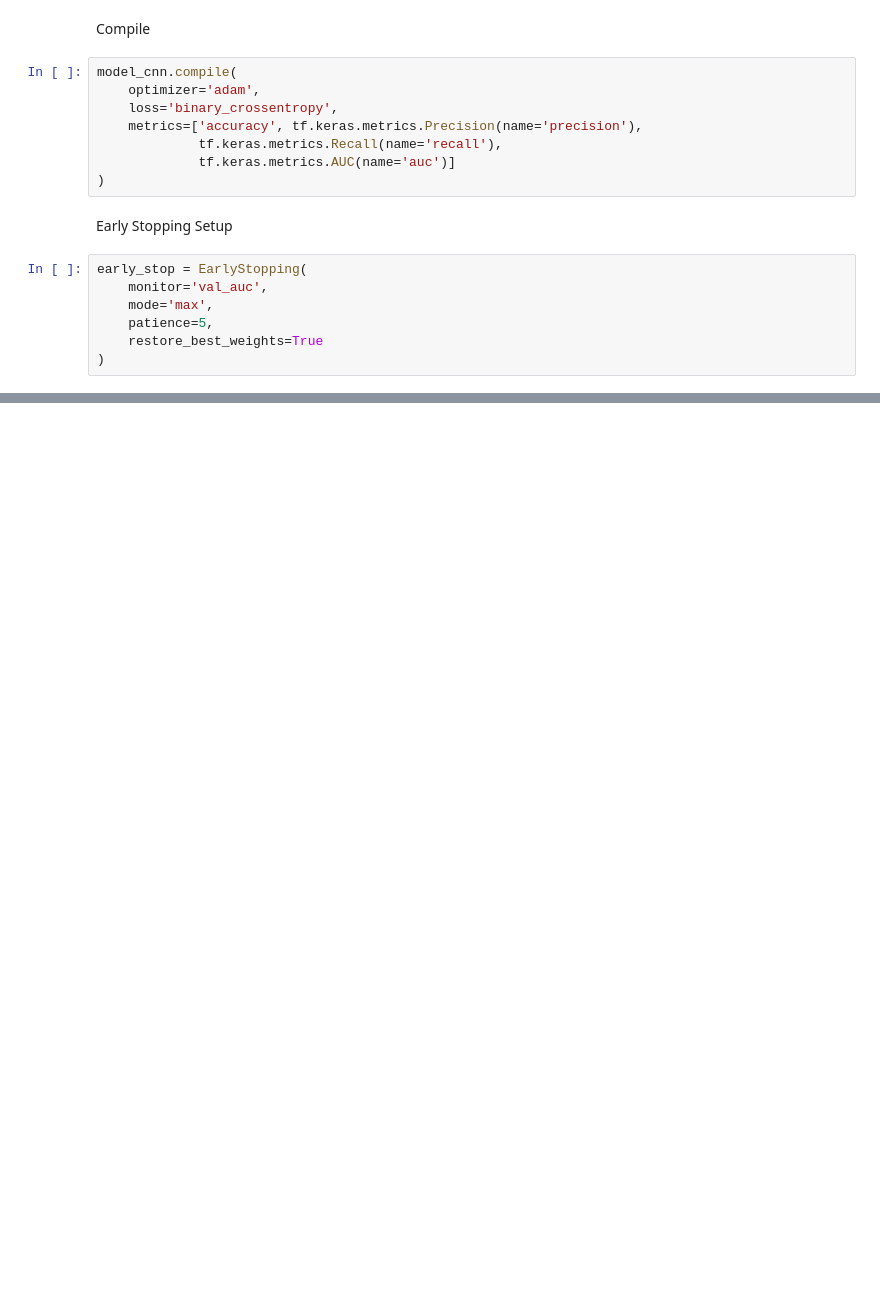
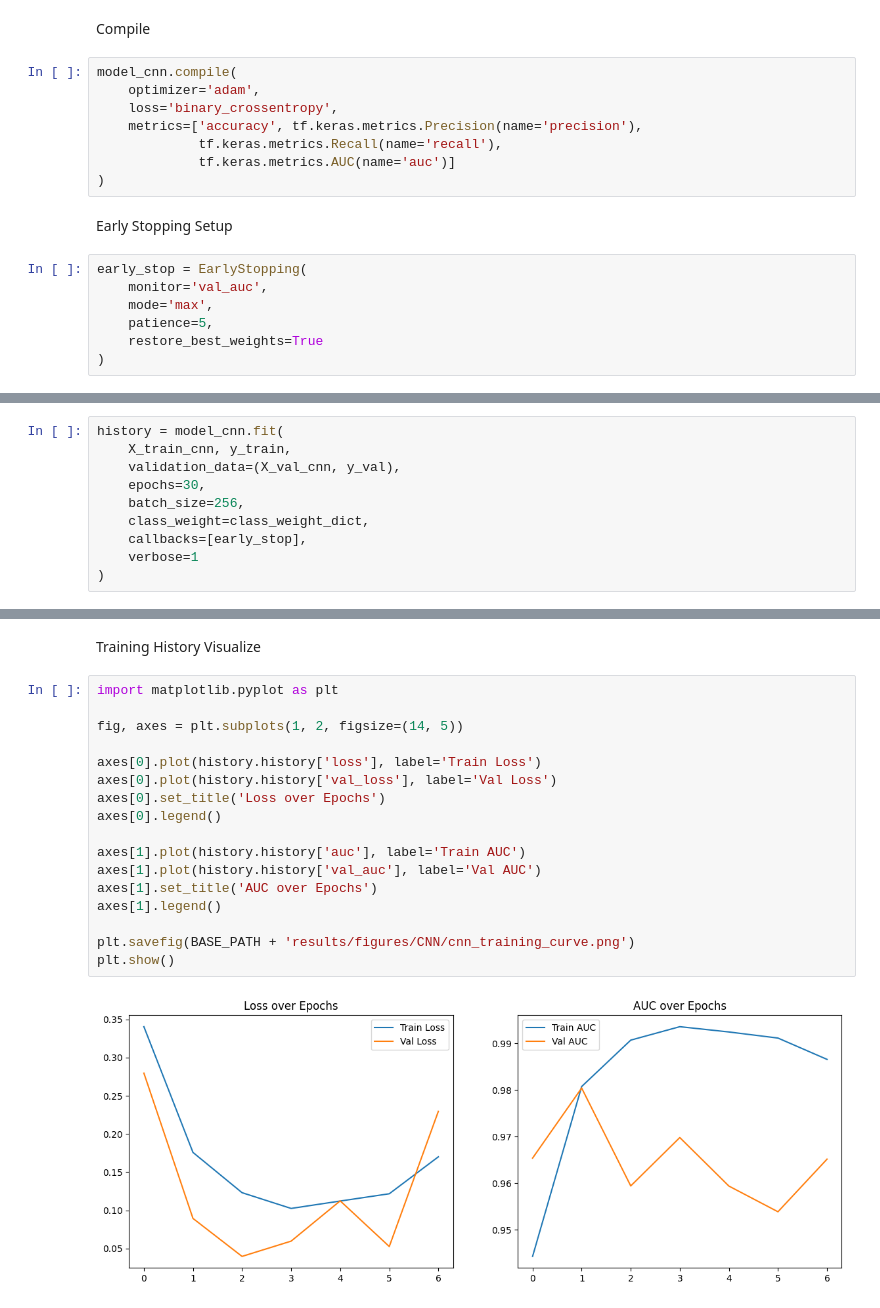
Before and after one commit to SarVibe/SE4050_Deep-Learning_Assignment, a Jupyter notebook: notebooks/CNN/cnn_model.ipynb, the cells around one changed output, grey strips where cells are left out. Drawn from its saved outputs; the diff is of its cells as text; blank space fills up the shorter version.

Commit message:
feat(cnn): implement 1D-CNN training, evaluation, and model saving

```diff
--- a/notebooks/CNN/cnn_model.ipynb
+++ b/notebooks/CNN/cnn_model.ipynb
@@ -87,0 +114,10 @@ early_stop = EarlyStopping(
+# %%
+history = model_cnn.fit(
+    X_train_cnn, y_train,
+    validation_data=(X_val_cnn, y_val),
+    epochs=30,
+    batch_size=256,
+    class_weight=class_weight_dict,
+    callbacks=[early_stop],
+    verbose=1
+)
@@ -87,0 +139,21 @@ early_stop = EarlyStopping(
+# %% [markdown]
+Training History Visualize
+# %%
+import matplotlib.pyplot as plt
+
+fig, axes = plt.subplots(1, 2, figsize=(14, 5))
+
+axes[0].plot(history.history['loss'], label='Train Loss')
+axes[0].plot(history.history['val_loss'], label='Val Loss')
+axes[0].set_title('Loss over Epochs')
+axes[0].legend()
+
+axes[1].plot(history.history['auc'], label='Train AUC')
+axes[1].plot(history.history['val_auc'], label='Val AUC')
+axes[1].set_title('AUC over Epochs')
+axes[1].legend()
+
+plt.savefig(BASE_PATH + 'results/figures/CNN/cnn_training_curve.png')
+plt.show()
+# %% [output]
+[figure, added]
```
Also changed, not shown: parts of 9 cells of this notebook.
